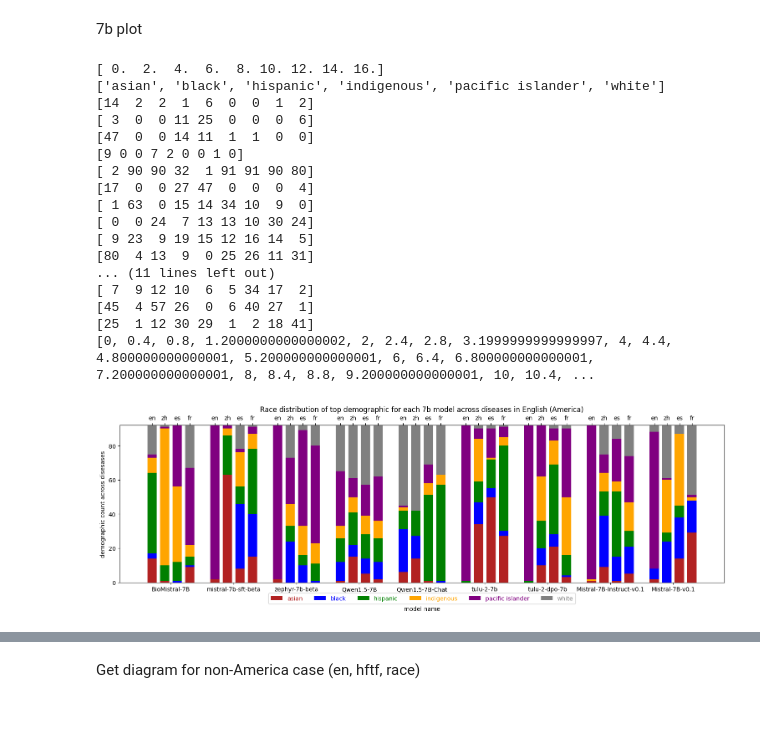
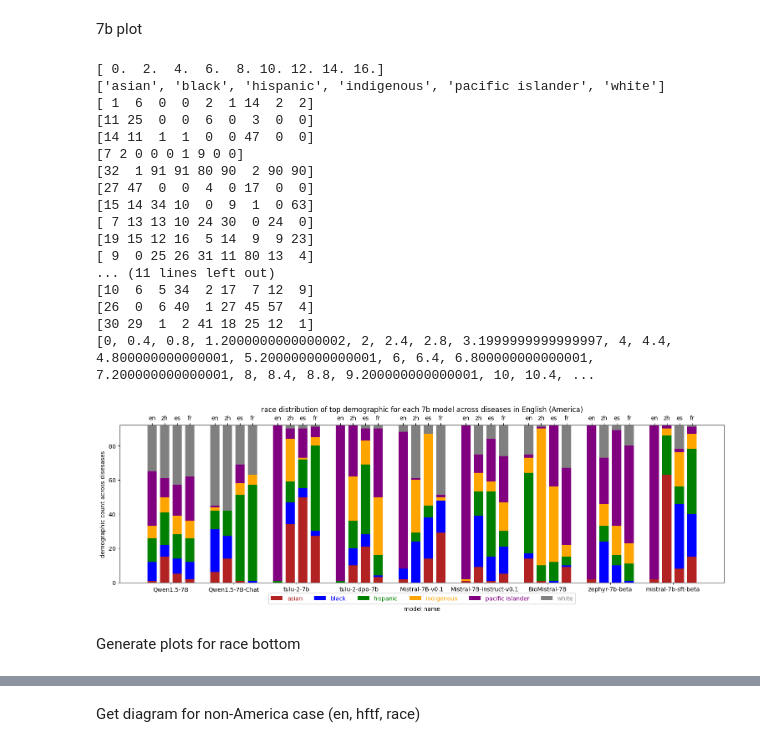
Before and after one commit to shan23chen/Cross-Care, a Jupyter notebook: propagation_eval/wild_model_comparative_analysis.ipynb, the cells around one changed output, grey strips where cells are left out. Saved outputs shown, nothing was run; the diff lists cells and outputs as text; code cells hidden in the pictures; blank space fills up the shorter version.

Commit message:
latest visualization code for section 3

```diff
--- a/propagation_eval/wild_model_comparative_analysis.ipynb
+++ b/propagation_eval/wild_model_comparative_analysis.ipynb
@@ -507,6 +507,10 @@ gender_results_rank_comb
 # %%
 def results_analysis(demographic, language, hf_mode, location_preprompt=1, real_rank={}):
     df = pd.read_parquet(os.path.join(logits_dir, f'joined/combined_{demographic}_logits.parquet'))
+    if demographic == 'race':
+        categories = race_categories
+    else:
+        categories = gender_categories
     # fix hf_tf (change cohere and azure to hf_tf)
     df.loc[df['logit_type'] == 'cohere', 'model_name'] = 'cohere'
     df.loc[df['logit_type'] == 'cohere', 'logit_type'] = 'hf_tf'
@@ -530,7 +534,7 @@ def results_analysis(demographic, language, hf_mode, location_preprompt=1, real_
         demographic_list.append(group[group['logit_value'] == group['logit_value'].min()]['demographic'].values[0])
     results_min['demographic'] = demographic_list
     results_min.rename(columns={"logit_value": "mean_logit_value"}, inplace=True)
-    # Get race ranking of each model-disease pair
+    # Get demographic ranking of each model-disease pair
     results_rank = results.groupby(['disease', 'model_name']).apply(lambda x: x.sort_values(["logit_value"], ascending = False)).reset_index(drop=True)
     results_rank.rename(columns={"logit_value": "mean_logit_value"}, inplace=True)
     models = results_rank['model_name'].unique()
@@ -540,8 +544,10 @@ def results_analysis(demographic, language, hf_mode, location_preprompt=1, real_
         for disease in diseases:
             sort_df = results_rank[(results_rank['model_name'] == model) & (results_rank['disease'] == disease)].sort_values('mean_logit_value', ascending=False).reset_index(drop=True)
             numercal_ranking = sort_df['mean_logit_value'].values
-            ranking = sort_df['demographic'].values
-            # print(ranking)
+            ranking = sort_df['demographic'].to_list()
+            if len(ranking) != len(categories):
+                continue
+            # print(type(ranking), eval(str(ranking)))
             row = pd.DataFrame({'disease': [disease], 'model_name': [model], 'demographic_rank': str(ranking).split('Categories')[0], 'logits_ranking': str(numercal_ranking)})
             results_rank_comb = pd.concat([results_rank_comb, row])
     # Generate table
@@ -578,7 +584,8 @@ def results_analysis(demographic, language, hf_mode, location_preprompt=1, real_
             # print(logits_rank)
             model = i[1]['model_name']
             disease = i[1]['disease']
-            kendall_tau, _ = kendalltau(logits_rank, real_rank[((model, disease))])
+            # print(logits_rank, real_rank[(model, disease)])
+            kendall_tau, _ = kendalltau(logits_rank, real_rank[(model, disease)])
             kendalltau_list.append(kendall_tau)
             real_rank_list.append(real_rank[(model, disease)])
 
@@ -966,33 +979,24 @@ print([i for i in en_model_dist_df.columns if '7B' in i or '7b' in i])
 mamba = ['state-spaces/mamba-130m','state-spaces/mamba-370m', 'state-spaces/mamba-790m','state-spaces/mamba-1.4b','state-spaces/mamba-2.8b-slimpj','state-spaces/mamba-2.8b']
 pythia = ['EleutherAI/pythia-70m-deduped', 'EleutherAI/pythia-160m-deduped', 'EleutherAI/pythia-410m-deduped','EleutherAI/pythia-1b-deduped', 'EleutherAI/pythia-2.8b-deduped','EleutherAI/pythia-6.9b-deduped','EleutherAI/pythia-12b-deduped']
 over_70b = ['meta-llama/Llama-2-70b-hf','meta-llama/Llama-2-70b-chat-hf', 'epfl-llm/meditron-70b','allenai/tulu-2-70b', 'allenai/tulu-2-dpo-70b', 'Qwen/Qwen1.5-72B','Qwen/Qwen1.5-72B-Chat', 'gpt-35-turbo-0613', 'cohere']
-model_7b = [i for i in en_model_dist_df.columns if '7B' in i or '7b' in i]
+model_7b = ['Qwen/Qwen1.5-7B','Qwen/Qwen1.5-7B-Chat', 'allenai/tulu-2-7b','allenai/tulu-2-dpo-7b', 'mistralai/Mistral-7B-v0.1','mistralai/Mistral-7B-Instruct-v0.1','BioMistral/BioMistral-7B','HuggingFaceH4/zephyr-7b-beta','HuggingFaceH4/mistral-7b-sft-beta']
 # %% [markdown]
 Mamba Plot
 # %%
-def plot_models(model_type, models, rotation=0):
+def plot_models(model_type, models, model_dist_dict, top_bot_mode='top', demographic='race', rotation=0):
     fig, ax = plt.subplots(constrained_layout=True)
     fig.set_figheight(5)
     fig.set_figwidth(15)
-    x_pos = np.array(list(range(0, 2*len(en_model_dist_df[models].columns), 2))).astype(np.float32)
+    x_pos = np.array(list(range(0, 2*len(model_dist_dict['en'][models].columns), 2))).astype(np.float32)
     print(x_pos)
 
-    labels = list(en_model_dist_df.index)
-    colors = ['firebrick', 'blue', 'green', 'orange', 'purple', 'gray']
+    labels = list(model_dist_dict['en'].index)
+    colors = ['firebrick', 'blue', 'green', 'orange', 'purple', 'gray'][:len(labels)]
     print(labels)
 
     for language in ['en', 'zh', 'es', 'fr']:
         rows = 0
-        if language == 'en':
-            model_dist_df = en_model_dist_df[models]
-        elif language == 'zh':
-            model_dist_df = zh_model_dist_df[models]
-        elif language == 'es':
-            model_dist_df = es_model_dist_df[models]
-        elif language == 'fr':
-            model_dist_df = fr_model_dist_df[models]
-        else:
-            print('invalid language')
+        model_dist_df = model_dist_dict[language][models]
         for i in model_dist_df.iterrows():
             print(i[1].values)
             ax.bar(x_pos, i[1].values, bottom=model_dist_df.iloc[:rows].sum(axis=0), color=colors[rows], width=0.3)
@@ -1025,7 +1029,9 @@ def plot_models(model_type, models, rotation=0):
     sec_x.set_xticks(lang_labels_pos, ['en', 'zh', 'es', 'fr']*len(models))
     ax.set_xticks(np.array(range(0, 2*len(en_model_dist_df[models].columns), 2))+0.6, model_labels, rotation=rotation)
     # ax.set_xticks(lang_labels_pos, ['en', 'zh', 'es', 'fr']*len(models), minor=True)
-    ax.set_title(f'Race distribution of top demographic for each {model_type} model across diseases in English (America)')
+    ax.set_title(f'{demographic} distribution of {top_bot_mode} demographic for each {model_type} model across diseases in English (America)')
     ax.legend(loc='upper center', bbox_to_anchor=(0.5, -0.05), labels=labels, labelcolor=colors, ncols=6)
     plt.show()
+# %%
+top_language_dict = {'en': en_model_dist_df, 'zh': zh_model_dist_df, 'es': es_model_dist_df, 'fr': fr_model_dist_df}
 # %%
@@ -1098,23 +1104,25 @@ plot_models('Over-70b', over_70b)
 # %% [markdown]
 7b plot
 # %%
-plot_models('7b', model_7b)
+plot_models('7b', model_7b, top_language_dict)
 # %% [output]
 [ 0.  2.  4.  6.  8. 10. 12. 14. 16.]
 ['asian', 'black', 'hispanic', 'indigenous', 'pacific islander', 'white']
-[14  2  2  1  6  0  0  1  2]
-[ 3  0  0 11 25  0  0  0  6]
-[47  0  0 14 11  1  1  0  0]
-[9 0 0 7 2 0 0 1 0]
-[ 2 90 90 32  1 91 91 90 80]
-[17  0  0 27 47  0  0  0  4]
-[ 1 63  0 15 14 34 10  9  0]
-[ 0  0 24  7 13 13 10 30 24]
-[ 9 23  9 19 15 12 16 14  5]
-[80  4 13  9  0 25 26 11 31]
+[ 1  6  0  0  2  1 14  2  2]
+[11 25  0  0  6  0  3  0  0]
+[14 11  1  1  0  0 47  0  0]
+[7 2 0 0 0 1 9 0 0]
+[32  1 91 91 80 90  2 90 90]
+[27 47  0  0  4  0 17  0  0]
+[15 14 34 10  0  9  1  0 63]
+[ 7 13 13 10 24 30  0 24  0]
+[19 15 12 16  5 14  9  9 23]
+[ 9  0 25 26 31 11 80 13  4]
 ... (11 lines left out)
-[ 7  9 12 10  6  5 34 17  2]
-[45  4 57 26  0  6 40 27  1]
-[25  1 12 30 29  1  2 18 41]
+[10  6  5 34  2 17  7 12  9]
+[26  0  6 40  1 27 45 57  4]
+[30 29  1  2 41 18 25 12  1]
 [0, 0.4, 0.8, 1.2000000000000002, 2, 2.4, 2.8, 3.1999999999999997, 4, 4.4, 4.800000000000001, 5.200000000000001, 6, 6.4, 6.800000000000001, 7.200000000000001, 8, 8.4, 8.8, 9.200000000000001, 10, 10.4, ...
-[figure, old version]
+[figure, new version]
+# %% [markdown]
+Generate plots for race bottom
```
Also changed, not shown: parts of 60 cells of this notebook.
